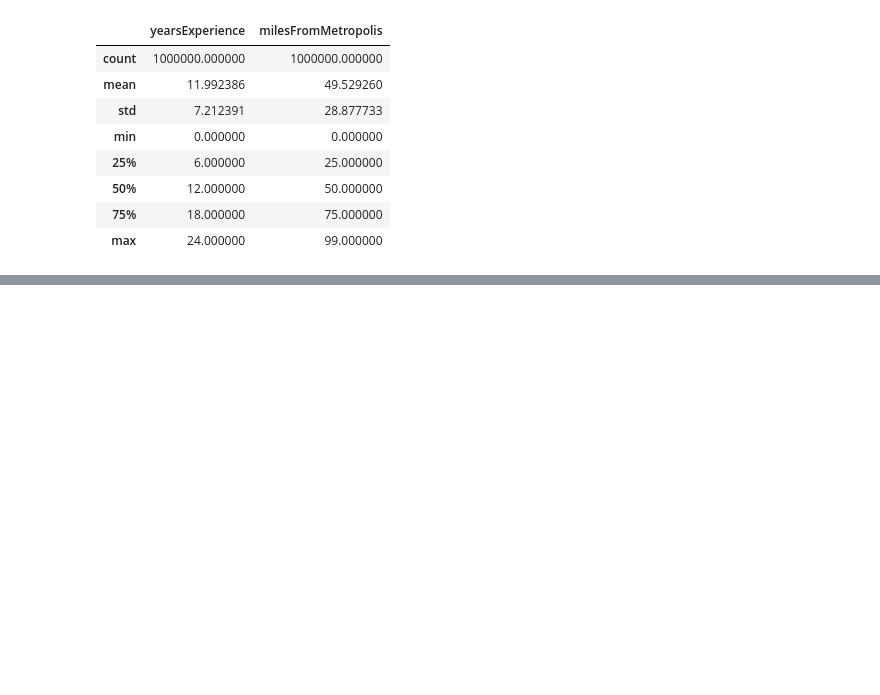
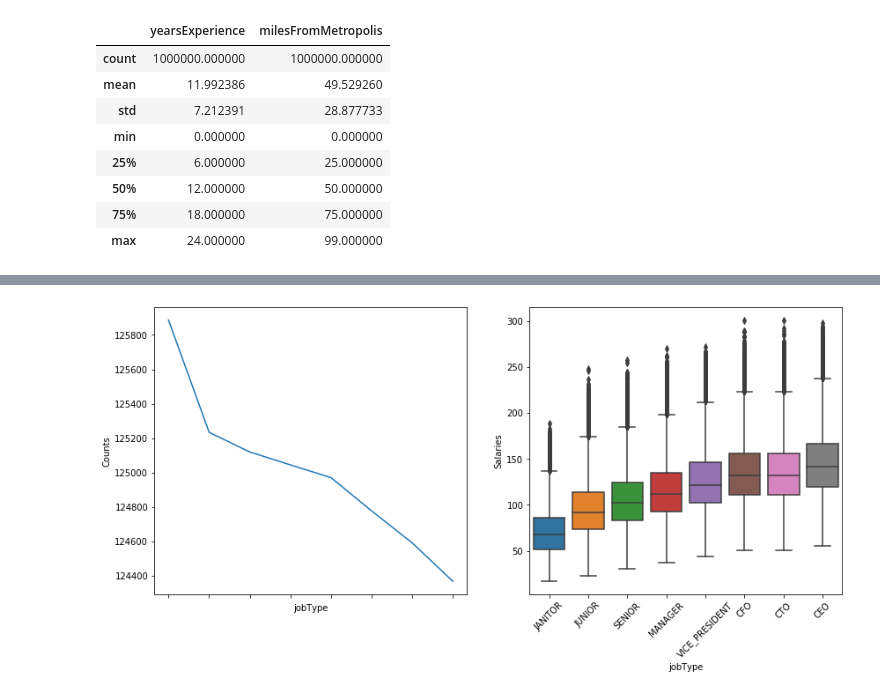
Before and after one commit to aeshac/Salary-Prediction, a Jupyter notebook: Salary Prediction.ipynb, the cells around one changed output, grey strips where cells are left out. Cells and saved outputs as stored; diff of their text form; code cells hidden in the pictures; blank space fills up the shorter version.

```diff
--- a/Salary Prediction.ipynb
+++ b/Salary Prediction.ipynb
@@ -263,0 +378,4 @@ memory usage: 76.3+ MB
+# %%
+plot_feature(train_df,'jobType')
+# %% [output]
+[figure, added]
```
Also changed, not shown: parts of 29 cells of this notebook.
